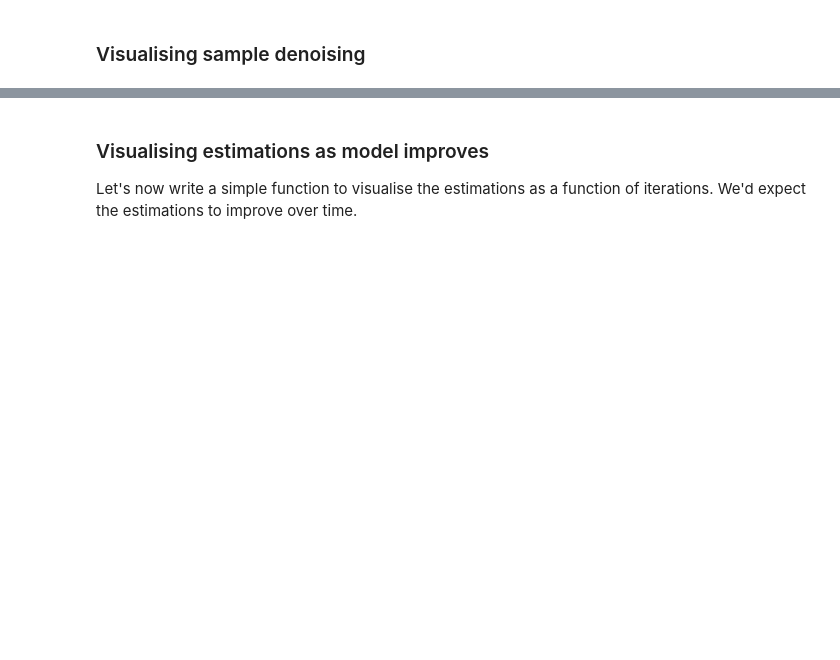
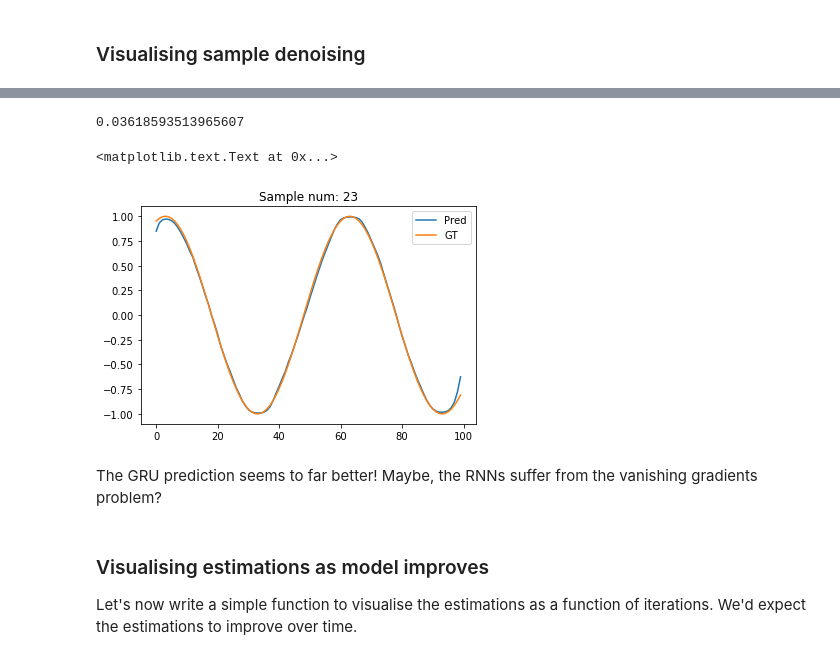
Before and after one commit to lhanappa/nipunbatra.github.io, a Jupyter notebook: blog/2018/denoising.ipynb, the cells around one changed output, grey strips where cells are left out. Drawn from its saved outputs; the diff is of its cells as text; code cells hidden in the pictures; blank space fills up the shorter version.

```diff
--- a/blog/2018/denoising.ipynb
+++ b/blog/2018/denoising.ipynb
@@ -162,3 +311,22 @@ Seems reasonably neat to me! If only the first few points were better esimtated.
+# %%
+t_inp = Variable(torch.Tensor(test_inp.reshape((test_inp.shape[0], -1, 1))), requires_grad=True)
+pred_t = r(t_inp)
+# %%
+# Test loss
+print(loss_func(pred_t, Variable(torch.Tensor(test_out.reshape((test_inp.shape[0], -1, 1))))).data[0])
+# %% [output]
+0.03618593513965607
+# %%
+sample_num = 23
+plt.plot(pred_t[sample_num].data.numpy(), label='Pred')
+plt.plot(test_out[sample_num], label='GT')
+plt.legend()
+plt.title("Sample num: {}".format(sample_num))
+# %% [output]
+<matplotlib.text.Text at 0x...>
+[figure, added]
+# %% [markdown]
+The GRU prediction seems to far better! Maybe, the RNNs suffer from the vanishing gradients problem?
 # %% [markdown]
 ### Visualising estimations as model improves
 
```
Also changed, not shown: parts of 20 cells of this notebook, 3 other files.
